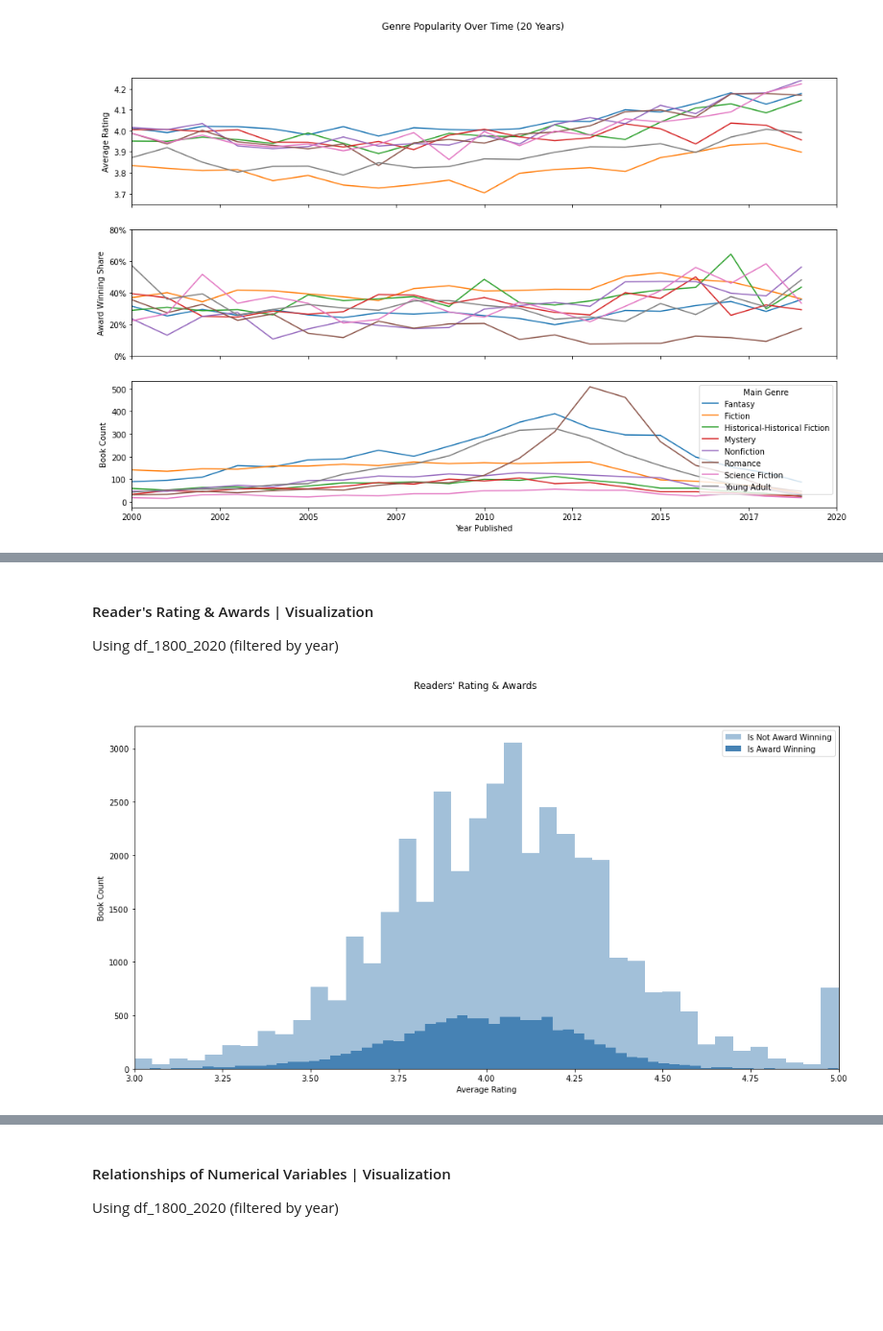
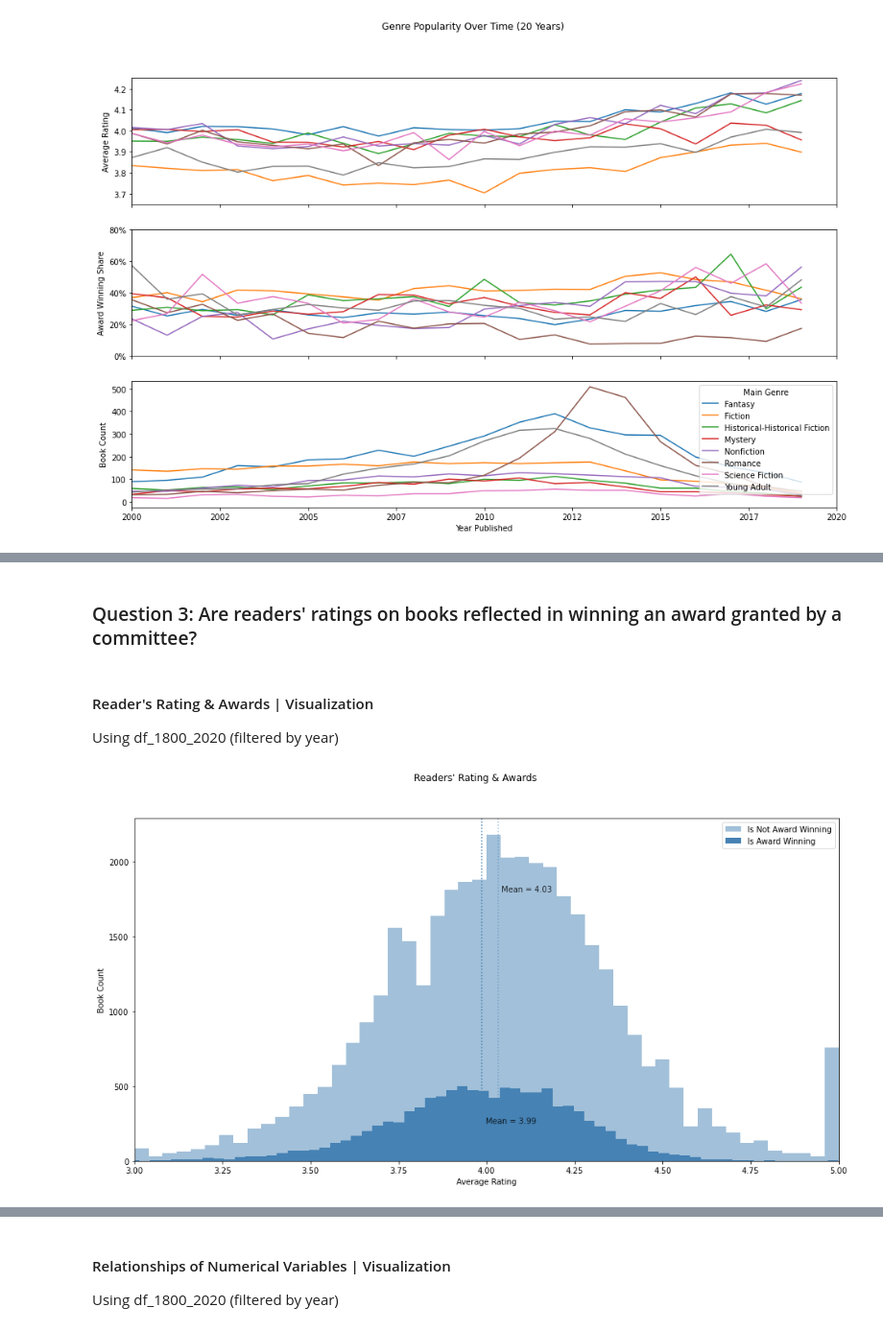
Before and after one commit to MareikeHeller/goodreads-best-books, a Jupyter notebook: best-books-prediction.ipynb, the cells around one changed output, grey strips where cells are left out. Shown at 96% size. Saved outputs shown, nothing was run; the diff lists cells and outputs as text; code cells hidden in the pictures; blank space fills up the shorter version.

Commit message:
Add questions & interpretations

```diff
--- a/best-books-prediction.ipynb
+++ b/best-books-prediction.ipynb
@@ -70,7 +89,7 @@ new_col_loc = df.columns.get_loc(col) + 1
 df.insert(new_col_loc, 'number_of_books_in_series', df[col].str.count(',') + 2)
 
 # 5
-col = 'number_of_pages'
+col = ['number_of_pages','average_rating']
 df[col] = df[col].replace(0, np.nan)
 
 # 6
@@ -311,20 +391,30 @@ plt.show()
+# %% [markdown]
+### Question 3: Are readers' ratings on books reflected in winning an award granted by a committee?
 # %% [markdown]
 #### Reader's Rating & Awards | Visualization
 Using df_1800_2020 (filtered by year)
 # %%
+df_no_award = df_1800_2020['average_rating'][df_1800_2020.is_award_winning == 0] # filter on no award winning books
+df_award = df_1800_2020['average_rating'][df_1800_2020.is_award_winning == 1] # filter on award winning books
+
+mean_no_award =df_no_award.mean()
+mean_award = df_award.mean()
+
 fig, ax = plt.subplots(figsize=(16, 8))
 fig.suptitle("Readers' Rating & Awards")
 
-ax.hist(df_1800_2020['average_rating'][df_1800_2020.is_award_winning == 0], bins=100, color='steelblue', alpha=0.5,
-        label='Is Not Award Winning')
-ax.hist(df_1800_2020['average_rating'][df_1800_2020.is_award_winning == 1], bins=100, color='steelblue', alpha=1,
-        label='Is Award Winning')
+ax.hist(df_no_award, bins=100, color='steelblue', alpha=0.5, label='Is Not Award Winning')
+ax.axvline(mean_no_award, linestyle = ":", color='steelblue', alpha=0.5)
+ax.text(mean_no_award + .01, 1800, 'Mean = ' + str(round(mean_no_award,2)), size = 10, alpha = 0.8)
+ax.hist(df_award, bins=100, color='steelblue', alpha=1, label='Is Award Winning')
+ax.axvline(mean_award, linestyle = ":", color='steelblue', alpha=1)
+ax.text(mean_award + .01, 250, 'Mean = ' + str(round(mean_award,2)), size = 10, alpha = 0.8)
 ax.set_ylabel('Book Count')
 ax.set_xlabel('Average Rating')
 ax.set_xlim([3, 5])
 
 ax.legend(loc='upper right')
 
 plt.show()
 # %% [output]
-[figure, old version]
+[figure, new version]
```
Also changed, not shown: parts of 35 cells of this notebook.
